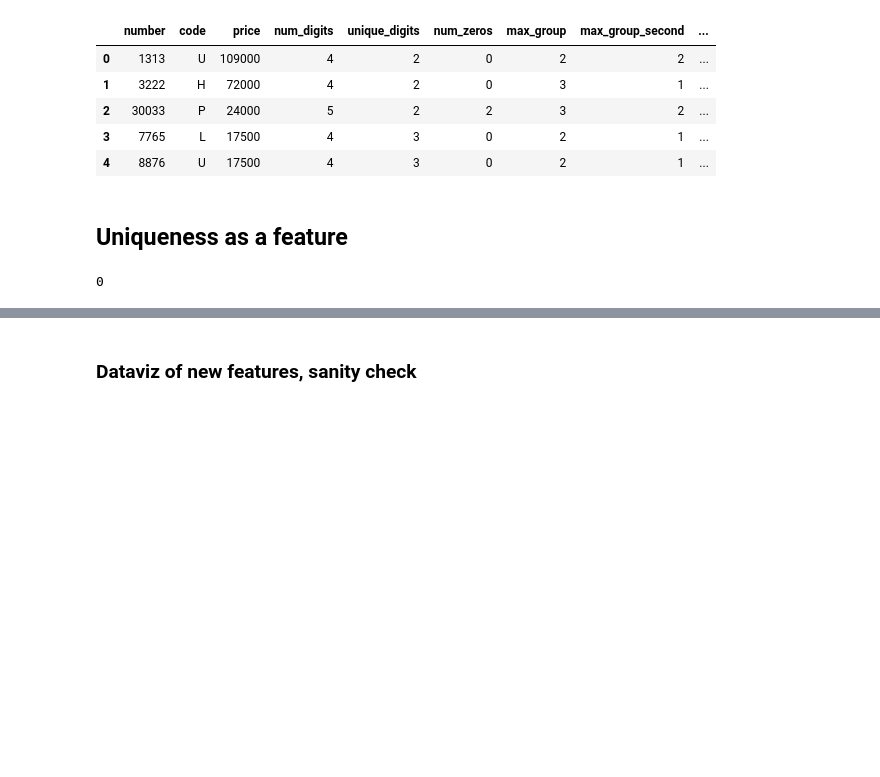
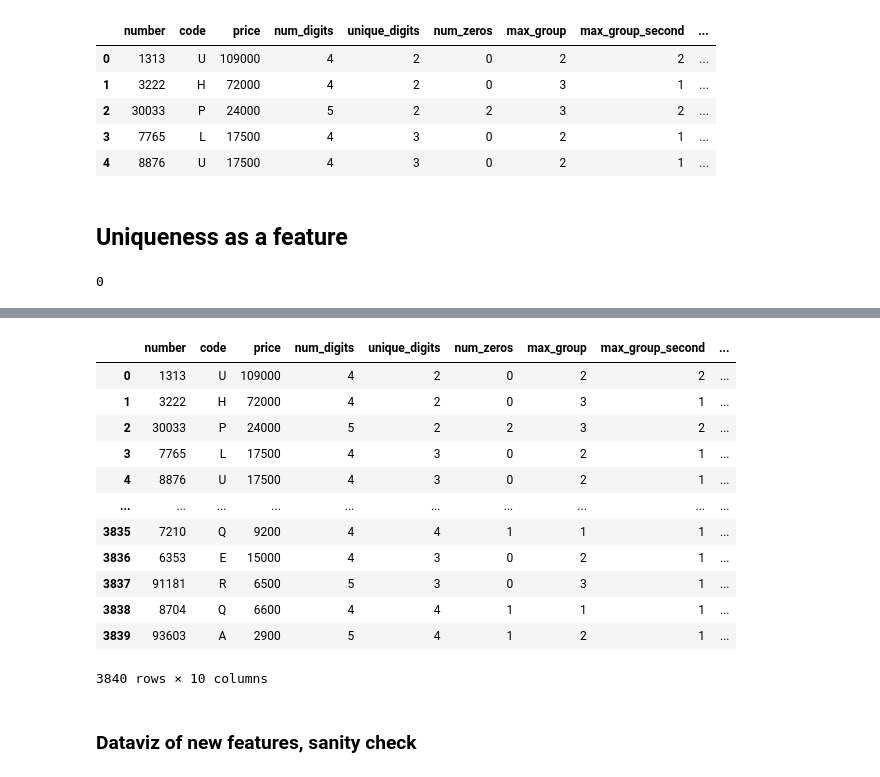
Before and after one commit to FardinAhsan146/DXB-Numberplate-Price-Predictor, a Jupyter notebook: feature_engineering_notebook.ipynb, the cells around one changed output, grey strips where cells are left out. Cells and saved outputs as stored; diff of their text form; code cells hidden in the pictures; blank space fills up the shorter version.

```diff
--- a/feature_engineering_notebook.ipynb
+++ b/feature_engineering_notebook.ipynb
@@ -104,3 +115,34 @@ distance('a','a')
+# %%
+# df['number'].to_list()
+def uniqueness(num_string,arr):
+    """
+    Find the average lev dist
+    between num and all other values in the array
+    """
+    # Vectorize the LV dist function
+    distance_vectorized = np.vectorize(distance)
+
+    # Average LV dist from string to all other values in column
+    return distance_vectorized(num_string,arr).mean()
+
+
+df['lv_dist'] = df['number'].apply(lambda x: uniqueness(num_string,arr))
+
+df
+# %% [output]
+|  | number | code | price | num_digits | unique_digits | num_zeros | max_group | max_group_second | ... |
+| 0 | 1313 | U | 109000 | 4 | 2 | 0 | 2 | 2 | ... |
+| 1 | 3222 | H | 72000 | 4 | 2 | 0 | 3 | 1 | ... |
+| 2 | 30033 | P | 24000 | 5 | 2 | 2 | 3 | 2 | ... |
+| 3 | 7765 | L | 17500 | 4 | 3 | 0 | 2 | 1 | ... |
+| 4 | 8876 | U | 17500 | 4 | 3 | 0 | 2 | 1 | ... |
+| ... | ... | ... | ... | ... | ... | ... | ... | ... | ... |
+| 3835 | 7210 | Q | 9200 | 4 | 4 | 1 | 1 | 1 | ... |
+| 3836 | 6353 | E | 15000 | 4 | 3 | 0 | 2 | 1 | ... |
+| 3837 | 91181 | R | 6500 | 5 | 3 | 0 | 3 | 1 | ... |
+| 3838 | 8704 | Q | 6600 | 4 | 4 | 1 | 1 | 1 | ... |
+| 3839 | 93603 | A | 2900 | 5 | 4 | 1 | 2 | 1 | ... |
+3840 rows × 10 columns
 # %% [markdown]
 ### Dataviz of new features, sanity check
 # %%
```
Also changed, not shown: parts of 11 cells of this notebook.
